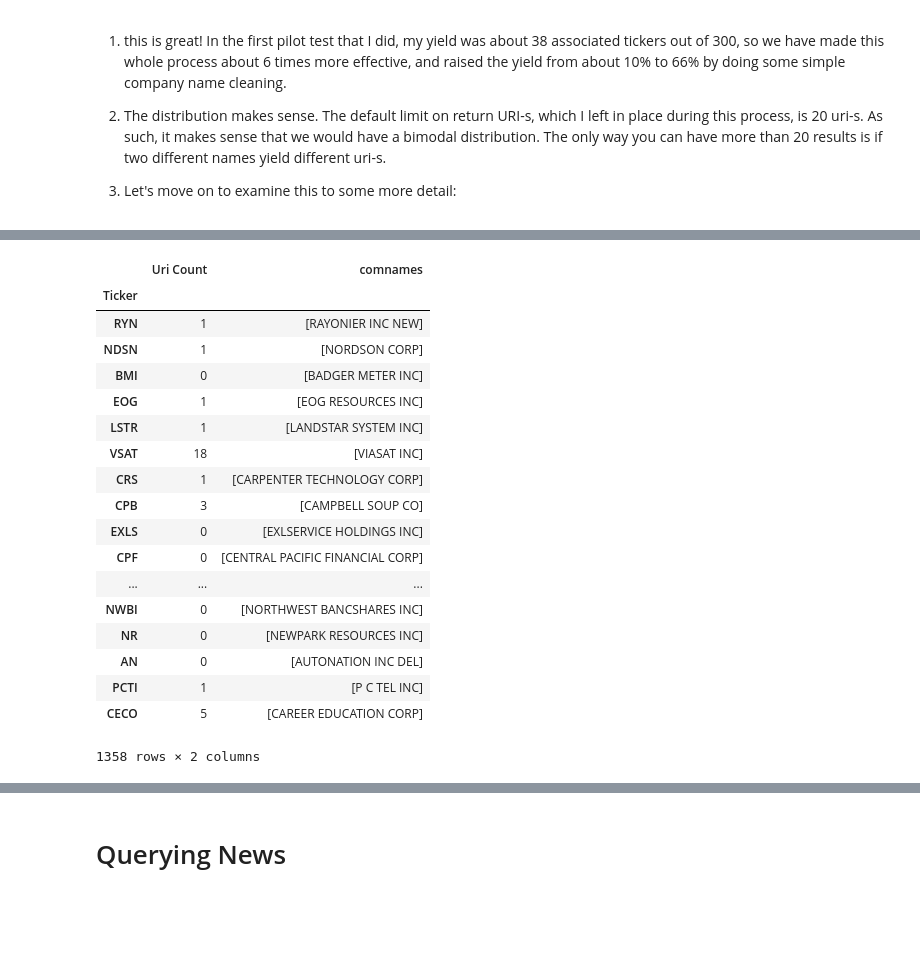
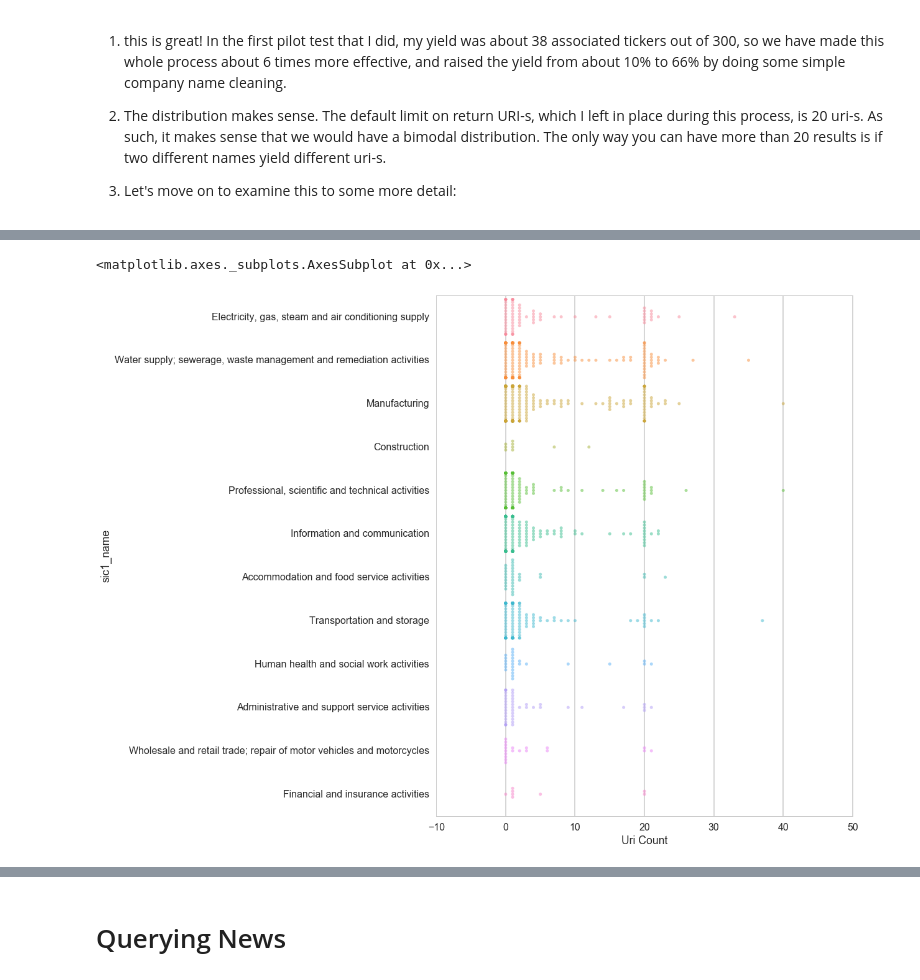
Before and after one commit to nolefp/ec970, a Jupyter notebook: Pilot Test.ipynb, the cells around one changed output, grey strips where cells are left out. Drawn from its saved outputs; the diff is of its cells as text; code cells hidden in the pictures; blank space fills up the shorter version.

```diff
--- a/Pilot Test.ipynb
+++ b/Pilot Test.ipynb
@@ -154,0 +157,2 @@ print "# of remaining stocks: ", financialdf.ticker.nunique()
+# %%
+unsic = pd.read_csv('../data/financial/ISIC_Rev_4_english_structure.txt')
@@ -154,0 +169,29 @@ print "# of remaining stocks: ", financialdf.ticker.nunique()
+# %%
+# get industry classifications
+sic = pd.read_csv('../data/financial/crsp_400_600_500_2010_2015_all_var.csv', usecols=["TICKER","HSICCD"])
+sic = sic.drop_duplicates("TICKER")
+sic["SIC2"] = pd.to_numeric(sic.HSICCD)
+sic["HSICCD"] = pd.to_numeric(sic.HSICCD).astype(str).str[:4]
+sic["SIC2"] = sic.SIC2.astype('str').str[:2]
+sic = sic.merge(unsic, how='left', left_on='SIC2', right_on="Code")
+# %%
+# make custom code to pair things because the world is ridiculous
+incre = unsic[unsic.Code.apply(lambda x:len(x)) <=2].copy().reset_index().drop("index", axis=1)
+indexes = incre[incre.Code.str.contains(r'[A-Z]')].index
+len(incre)
+
+# complicated stuff that shouldn't be necessary
+list_ = []
+for first, second in zip(list(indexes), list(indexes)[1:] + [len(incre)-1]):
+        list_.append(incre[first+1:second])
+
+sic2tosic1 = pd.concat(list_)
+sic2tosic1["SIC1"] = np.nan
+sic2tosic1["SIC1_name"] = np.nan
+for first, second in zip(list(indexes), list(indexes)[1:] + [len(incre)-1]):
+    sic2tosic1.loc[first+1:second,"SIC1"] = incre.loc[first,"Code"]
+    sic2tosic1.loc[first+1:second,"SIC1_name"] = incre.loc[first,"Description"]
+
+sic = sic.merge(sic2tosic1, how='left', left_on="SIC2", right_on="Code").drop(["Code_x","Description_x","Code_y"],axis=1)
+sic.columns = [u'TICKER', u'HSICCD', u'SIC2', u'SIC2_name', u'SIC1', u'SIC1_name']
+sic.columns = sic.columns.str.lower()
@@ -754,24 +780,12 @@ ValueError: Unable to parse string
 # %%
+# get company names
 SIC = pd.read_csv("../data/financial/crsp_400_600_500_2010_2015_ticker_comnam_SIC2.csv")
 uricounts["comnames"] = diffnames
-uricounts
+uricounts = uricounts.merge(sic,how='left',left_index=1,right_on='ticker')
-# %% [output]
-|  | Uri Count | comnames |
-| Ticker |  |  |
-| RYN | 1 | [RAYONIER INC NEW] |
-| NDSN | 1 | [NORDSON CORP] |
-| BMI | 0 | [BADGER METER INC] |
-| EOG | 1 | [EOG RESOURCES INC] |
-| LSTR | 1 | [LANDSTAR SYSTEM INC] |
-| VSAT | 18 | [VIASAT INC] |
-| CRS | 1 | [CARPENTER TECHNOLOGY CORP] |
-| CPB | 3 | [CAMPBELL SOUP CO] |
-| EXLS | 0 | [EXLSERVICE HOLDINGS INC] |
-| CPF | 0 | [CENTRAL PACIFIC FINANCIAL CORP] |
-| ... | ... | ... |
-| NWBI | 0 | [NORTHWEST BANCSHARES INC] |
-| NR | 0 | [NEWPARK RESOURCES INC] |
-| AN | 0 | [AUTONATION INC DEL] |
-| PCTI | 1 | [P C TEL INC] |
-| CECO | 5 | [CAREER EDUCATION CORP] |
-1358 rows × 2 columns
+# %%
+# uri count by sector
+fig, ax = plt.subplots(figsize=(12,15))
+sns.swarmplot(x='Uri Count', y='sic1_name', data=uricounts.dropna(),alpha=.5)
+# %% [output]
+<matplotlib.axes._subplots.AxesSubplot at 0x...>
+[figure, added]
```
Also changed, not shown: parts of 9 cells of this notebook.
